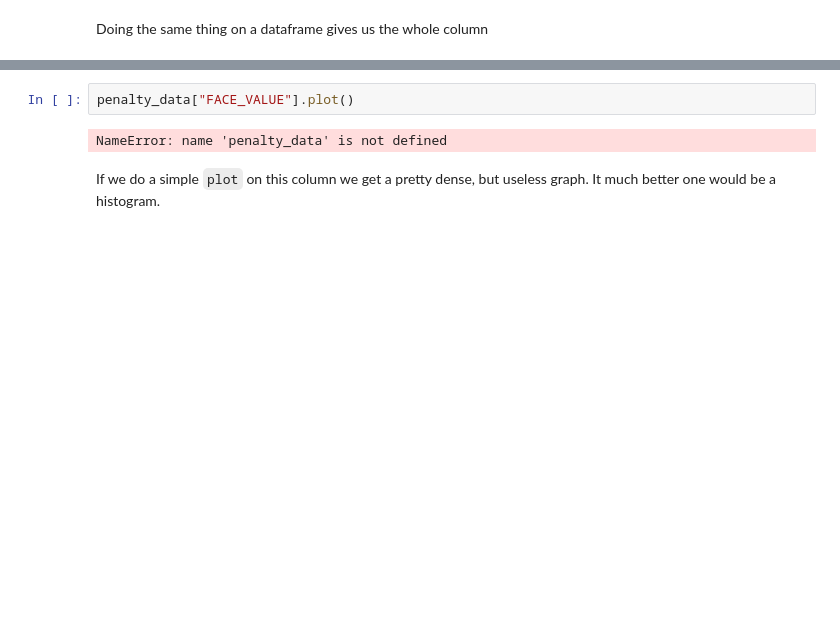
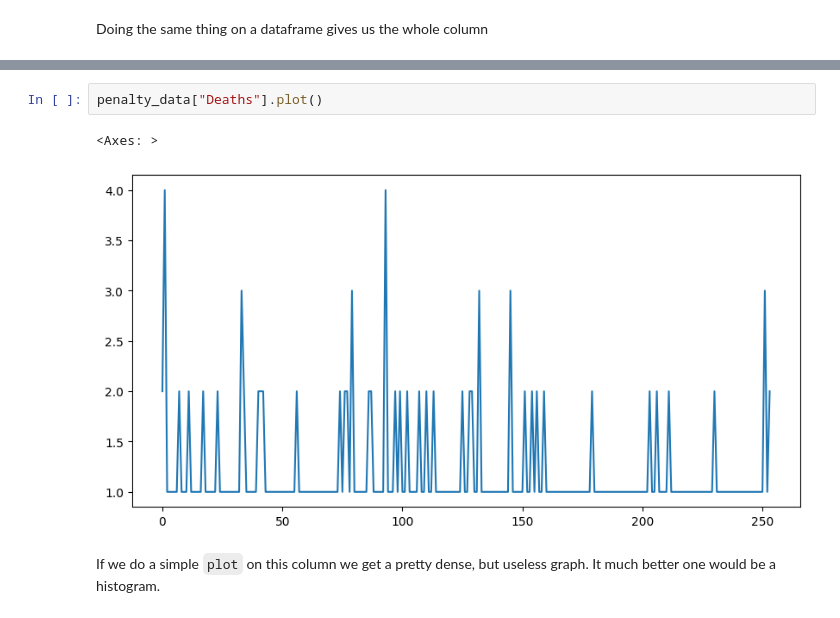
Before and after one commit to Kendrick0629/Tesla-_dealth_data, a Jupyter notebook: data_introduction/basic_pandas.ipynb, the cells around one changed output, grey strips where cells are left out. Saved outputs shown, nothing was run; the diff lists cells and outputs as text; blank space fills up the shorter version.

```diff
--- a/data_introduction/basic_pandas.ipynb
+++ b/data_introduction/basic_pandas.ipynb
@@ -127,6 +155,7 @@ NameError: name 'penalty_data' is not defined
 # %%
-penalty_data["FACE_VALUE"].plot()
+penalty_data["Deaths"].plot()
 # %% [output]
-NameError: name 'penalty_data' is not defined
+<Axes: >
+[figure, added]
 # %% [markdown]
 If we do a simple `plot` on this column we get a pretty dense, but useless graph. It much better one would be a histogram.
```
Also changed, not shown: parts of 17 cells of this notebook, 3 other files.
